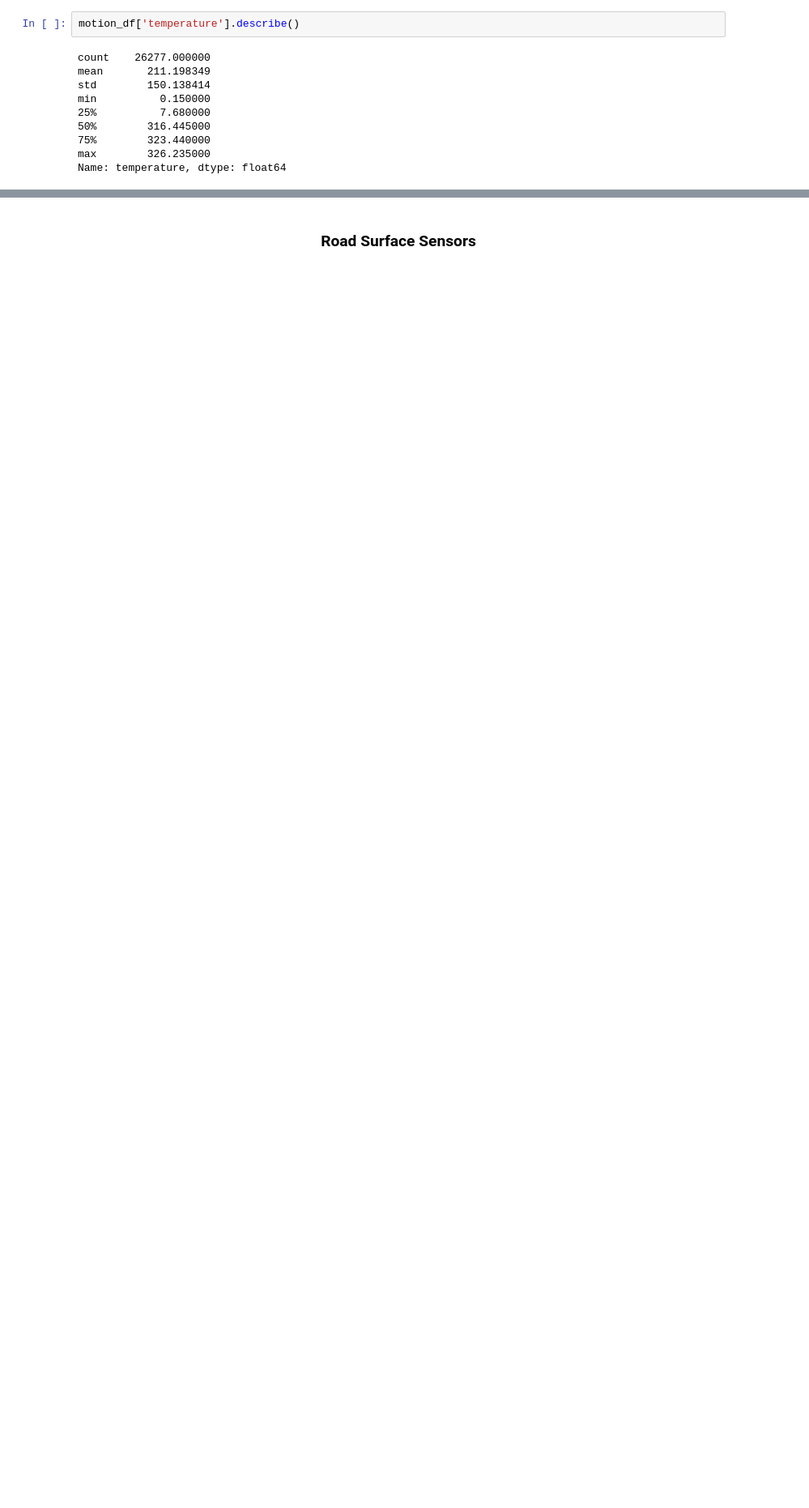
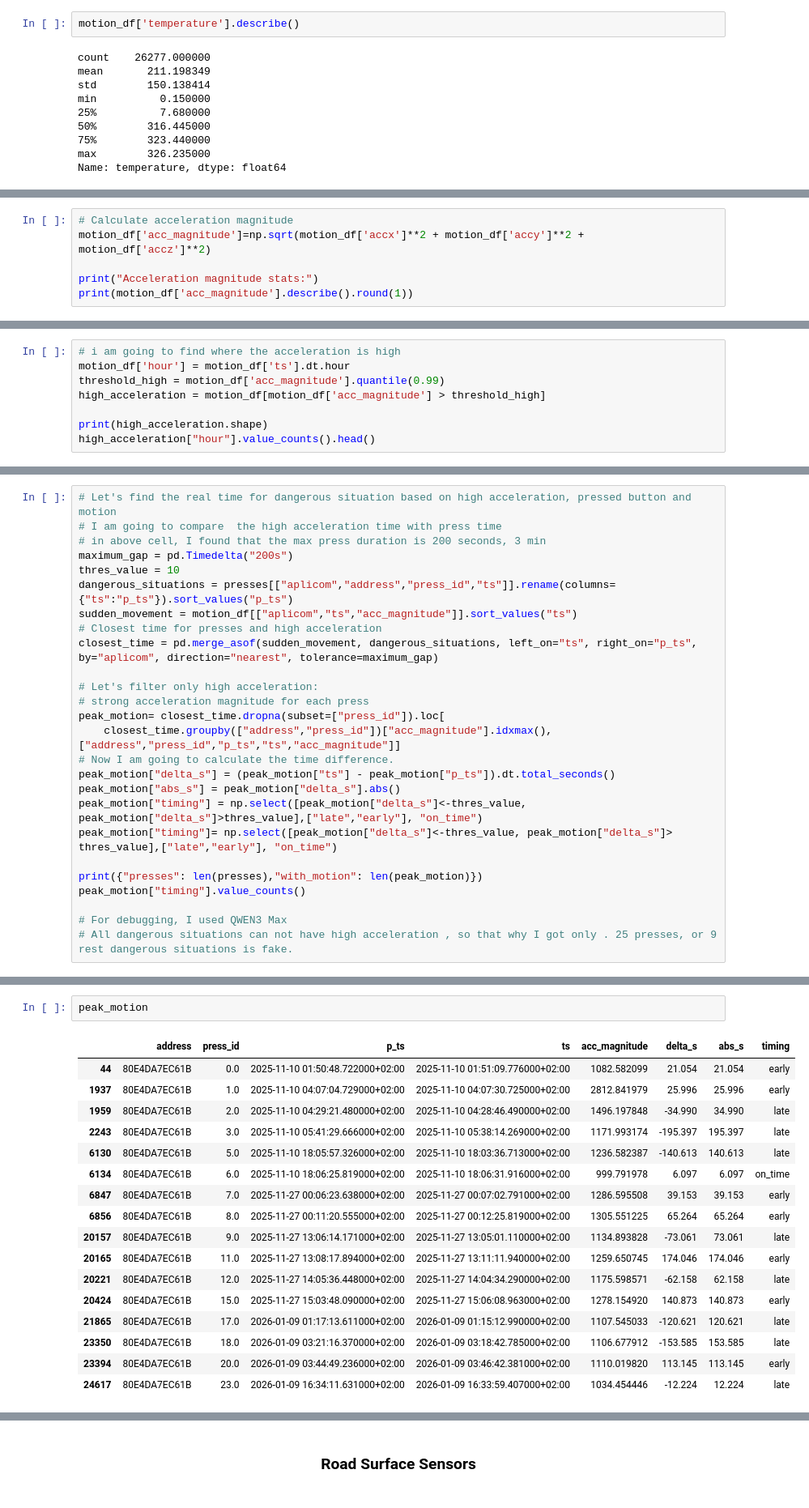
Before and after one commit to Mortti11/Hazard_Situation_Analysis_and_Prediction, a Jupyter notebook: analyzing.ipynb, the cells around one changed output, grey strips where cells are left out. Shown at 81% size. Saved outputs shown, nothing was run; the diff lists cells and outputs as text; blank space fills up the shorter version.

```diff
--- a/analyzing.ipynb
+++ b/analyzing.ipynb
@@ -466,2 +527,8 @@ both counters: 1
 # It seems there is some issue with  software part.
 # Durig resets, the battery voltage is normal.
+# %%
+# Calculate acceleration magnitude
+motion_df['acc_magnitude']=np.sqrt(motion_df['accx']**2 + motion_df['accy']**2 + motion_df['accz']**2)
+
+print("Acceleration magnitude stats:")
+print(motion_df['acc_magnitude'].describe().round(1))
@@ -467,0 +546,8 @@ both counters: 1
+# %%
+# i am going to find where the acceleration is high
+motion_df['hour'] = motion_df['ts'].dt.hour
+threshold_high = motion_df['acc_magnitude'].quantile(0.99)
+high_acceleration = motion_df[motion_df['acc_magnitude'] > threshold_high]
+
+print(high_acceleration.shape)
+high_acceleration["hour"].value_counts().head()
@@ -467,0 +563,26 @@ both counters: 1
+# %%
+# Let's find the real time for dangerous situation based on high acceleration, pressed button and motion
+# I am going to compare  the high acceleration time with press time
+# in above cell, I found that the max press duration is 200 seconds, 3 min
+maximum_gap = pd.Timedelta("200s")
+thres_value = 10
+dangerous_situations = presses[["aplicom","address","press_id","ts"]].rename(columns={"ts":"p_ts"}).sort_values("p_ts")
+sudden_movement = motion_df[["aplicom","ts","acc_magnitude"]].sort_values("ts")
+# Closest time for presses and high acceleration
+closest_time = pd.merge_asof(sudden_movement, dangerous_situations, left_on="ts", right_on="p_ts", by="aplicom", direction="nearest", tolerance=maximum_gap)
+
+# Let's filter only high acceleration:
+# strong acceleration magnitude for each press
+peak_motion= closest_time.dropna(subset=["press_id"]).loc[
+    closest_time.groupby(["address","press_id"])["acc_magnitude"].idxmax(),["address","press_id","p_ts","ts","acc_magnitude"]]
+# Now I am going to calculate the time difference.
+peak_motion["delta_s"] = (peak_motion["ts"] - peak_motion["p_ts"]).dt.total_seconds()
+peak_motion["abs_s"] = peak_motion["delta_s"].abs()
+peak_motion["timing"] = np.select([peak_motion["delta_s"]<-thres_value, peak_motion["delta_s"]>thres_value],["late","early"], "on_time")
+peak_motion["timing"]= np.select([peak_motion["delta_s"]<-thres_value, peak_motion["delta_s"]> thres_value],["late","early"], "on_time")
+
+print({"presses": len(presses),"with_motion": len(peak_motion)})
+peak_motion["timing"].value_counts()
+
+# For debugging, I used QWEN3 Max
+# All dangerous situations can not have high acceleration , so that why I got only . 25 presses, or 9 rest dangerous situations is fake.
@@ -467,0 +596,20 @@ both counters: 1
+# %%
+peak_motion
+# %% [output]
+|  | address | press_id | p_ts | ts | acc_magnitude | delta_s | abs_s | timing |
+| 44 | 80E4DA7EC61B | 0.0 | 2025-11-10 01:50:48.722000+02:00 | 2025-11-10 01:51:09.776000+02:00 | 1082.582099 | 21.054 | 21.054 | early |
+| 1937 | 80E4DA7EC61B | 1.0 | 2025-11-10 04:07:04.729000+02:00 | 2025-11-10 04:07:30.725000+02:00 | 2812.841979 | 25.996 | 25.996 | early |
+| 1959 | 80E4DA7EC61B | 2.0 | 2025-11-10 04:29:21.480000+02:00 | 2025-11-10 04:28:46.490000+02:00 | 1496.197848 | -34.990 | 34.990 | late |
+| 2243 | 80E4DA7EC61B | 3.0 | 2025-11-10 05:41:29.666000+02:00 | 2025-11-10 05:38:14.269000+02:00 | 1171.993174 | -195.397 | 195.397 | late |
+| 6130 | 80E4DA7EC61B | 5.0 | 2025-11-10 18:05:57.326000+02:00 | 2025-11-10 18:03:36.713000+02:00 | 1236.582387 | -140.613 | 140.613 | late |
+| 6134 | 80E4DA7EC61B | 6.0 | 2025-11-10 18:06:25.819000+02:00 | 2025-11-10 18:06:31.916000+02:00 | 999.791978 | 6.097 | 6.097 | on_time |
+| 6847 | 80E4DA7EC61B | 7.0 | 2025-11-27 00:06:23.638000+02:00 | 2025-11-27 00:07:02.791000+02:00 | 1286.595508 | 39.153 | 39.153 | early |
+| 6856 | 80E4DA7EC61B | 8.0 | 2025-11-27 00:11:20.555000+02:00 | 2025-11-27 00:12:25.819000+02:00 | 1305.551225 | 65.264 | 65.264 | early |
+| 20157 | 80E4DA7EC61B | 9.0 | 2025-11-27 13:06:14.171000+02:00 | 2025-11-27 13:05:01.110000+02:00 | 1134.893828 | -73.061 | 73.061 | late |
+| 20165 | 80E4DA7EC61B | 11.0 | 2025-11-27 13:08:17.894000+02:00 | 2025-11-27 13:11:11.940000+02:00 | 1259.650745 | 174.046 | 174.046 | early |
+| 20221 | 80E4DA7EC61B | 12.0 | 2025-11-27 14:05:36.448000+02:00 | 2025-11-27 14:04:34.290000+02:00 | 1175.598571 | -62.158 | 62.158 | late |
+| 20424 | 80E4DA7EC61B | 15.0 | 2025-11-27 15:03:48.090000+02:00 | 2025-11-27 15:06:08.963000+02:00 | 1278.154920 | 140.873 | 140.873 | early |
+| 21865 | 80E4DA7EC61B | 17.0 | 2026-01-09 01:17:13.611000+02:00 | 2026-01-09 01:15:12.990000+02:00 | 1107.545033 | -120.621 | 120.621 | late |
+| 23350 | 80E4DA7EC61B | 18.0 | 2026-01-09 03:21:16.370000+02:00 | 2026-01-09 03:18:42.785000+02:00 | 1106.677912 | -153.585 | 153.585 | late |
+| 23394 | 80E4DA7EC61B | 20.0 | 2026-01-09 03:44:49.236000+02:00 | 2026-01-09 03:46:42.381000+02:00 | 1110.019820 | 113.145 | 113.145 | early |
+| 24617 | 80E4DA7EC61B | 23.0 | 2026-01-09 16:34:11.631000+02:00 | 2026-01-09 16:33:59.407000+02:00 | 1034.454446 | -12.224 | 12.224 | late |
```
Also changed, not shown: parts of 31 cells of this notebook.
